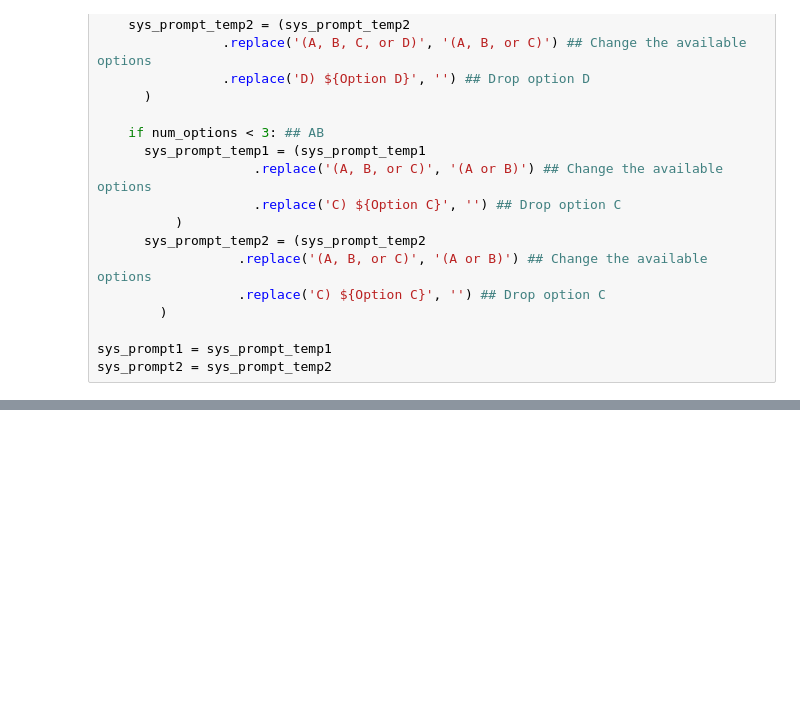
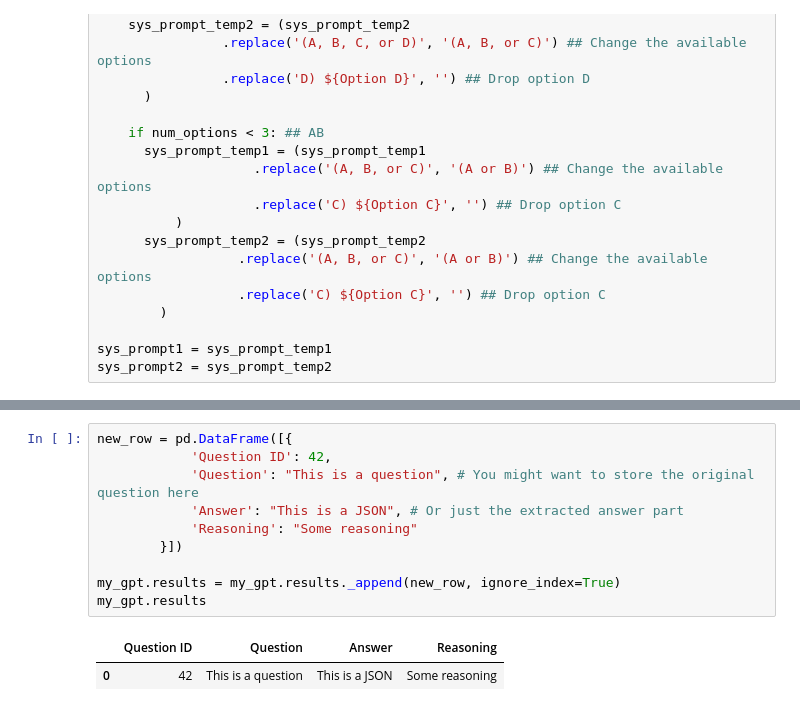
Before and after one commit to NoamMichael/Comparing-Confidence-in-LLMs, a Jupyter notebook: LSAT_Benchmarking.ipynb, the cells around one changed output, grey strips where cells are left out. Drawn from its saved outputs; the diff is of its cells as text; blank space fills up the shorter version.

```diff
--- a/LSAT_Benchmarking.ipynb
+++ b/LSAT_Benchmarking.ipynb
@@ -703,0 +614,13 @@ for question in dataset:
+# %%
+new_row = pd.DataFrame([{
+            'Question ID': 42,
+            'Question': "This is a question", # You might want to store the original question here
+            'Answer': "This is a JSON", # Or just the extracted answer part
+            'Reasoning': "Some reasoning"
+        }])
+
+my_gpt.results = my_gpt.results._append(new_row, ignore_index=True)
+my_gpt.results
+# %% [output]
+|  | Question ID | Question | Answer | Reasoning |
+| 0 | 42 | This is a question | This is a JSON | Some reasoning |
```
Also changed, not shown: parts of 11 cells of this notebook.
